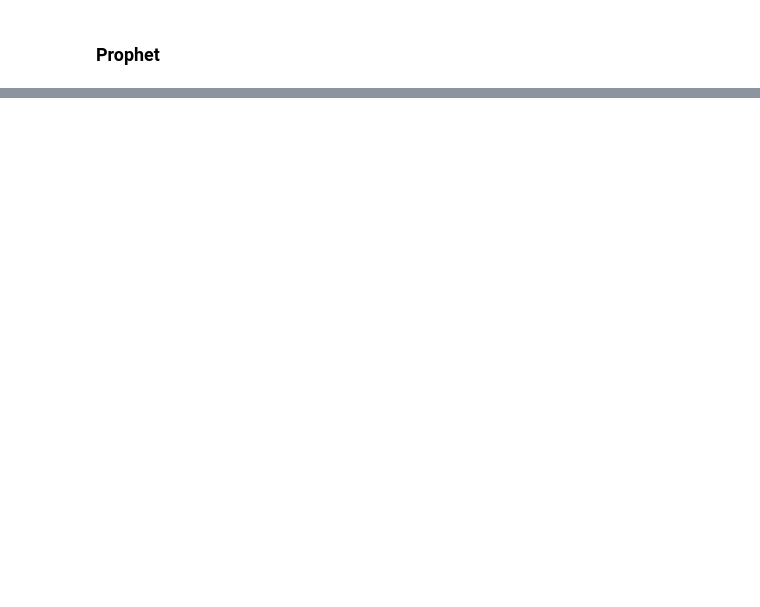
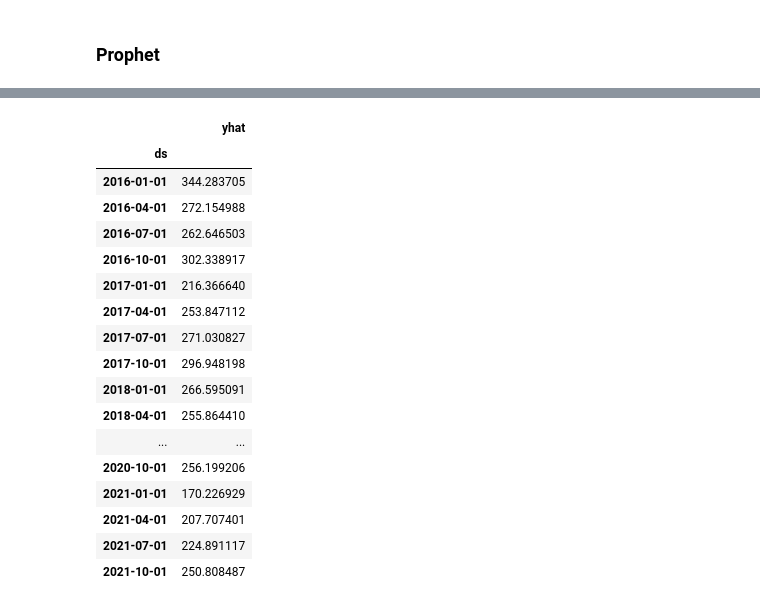
Before and after one commit to MarcusO17/NCVS2022Analysis, a Jupyter notebook: TimeSeriesAnalysis.ipynb, the cells around one changed output, grey strips where cells are left out. Cells and saved outputs as stored; diff of their text form; code cells hidden in the pictures; blank space fills up the shorter version.

```diff
--- a/TimeSeriesAnalysis.ipynb
+++ b/TimeSeriesAnalysis.ipynb
@@ -349,0 +330,16 @@ prop_df
+# %%
+# Modifying df to fit prophet model
+
+#Training Data
+trainprop_df = pd.DataFrame(columns=['ds','y'])
+trainprop_df['ds'] = train_data.index
+trainprop_df['y'] = train_data['count'].tolist()
+
+
+
+#Testing Data
+testprop_df = pd.DataFrame(columns=['ds','y'])
+testprop_df['ds'] = test_data['YearQ']
+testprop_df['y'] = test_data['count'].tolist()
+
+print([trainprop_df.head(),testprop_df.head()])
@@ -360,0 +368,23 @@ fig1 = m.plot(forecast)
+# %%
+forecastProphet = forecastProphet[['ds','yhat']]
+forecastProphet = forecastProphet.set_index('ds')
+forecastProphet
+# %% [output]
+|  | yhat |
+| ds |  |
+| 2016-01-01 | 344.283705 |
+| 2016-04-01 | 272.154988 |
+| 2016-07-01 | 262.646503 |
+| 2016-10-01 | 302.338917 |
+| 2017-01-01 | 216.366640 |
+| 2017-04-01 | 253.847112 |
+| 2017-07-01 | 271.030827 |
+| 2017-10-01 | 296.948198 |
+| 2018-01-01 | 266.595091 |
+| 2018-04-01 | 255.864410 |
+| ... | ... |
+| 2020-10-01 | 256.199206 |
+| 2021-01-01 | 170.226929 |
+| 2021-04-01 | 207.707401 |
+| 2021-07-01 | 224.891117 |
+| 2021-10-01 | 250.808487 |
```
Also changed, not shown: parts of 23 cells of this notebook.
